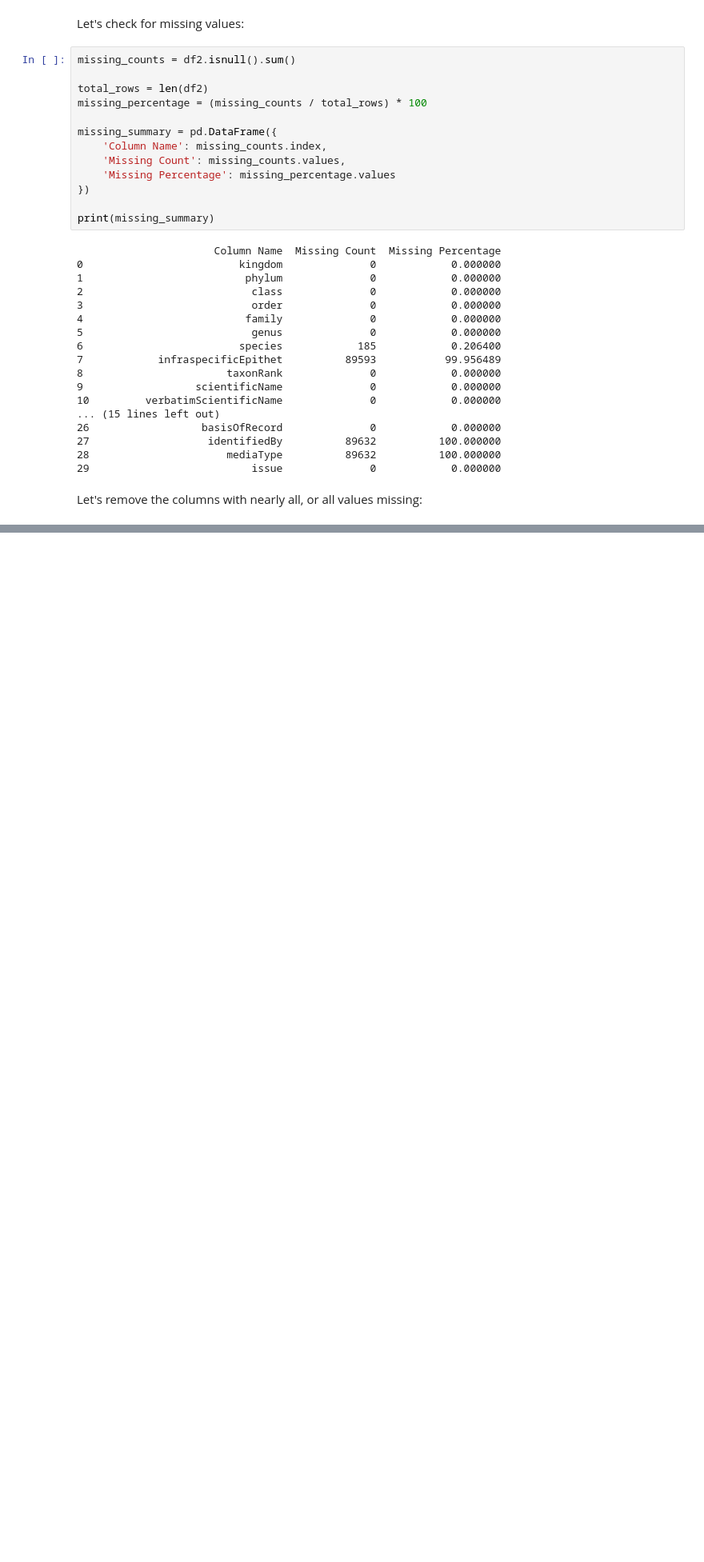
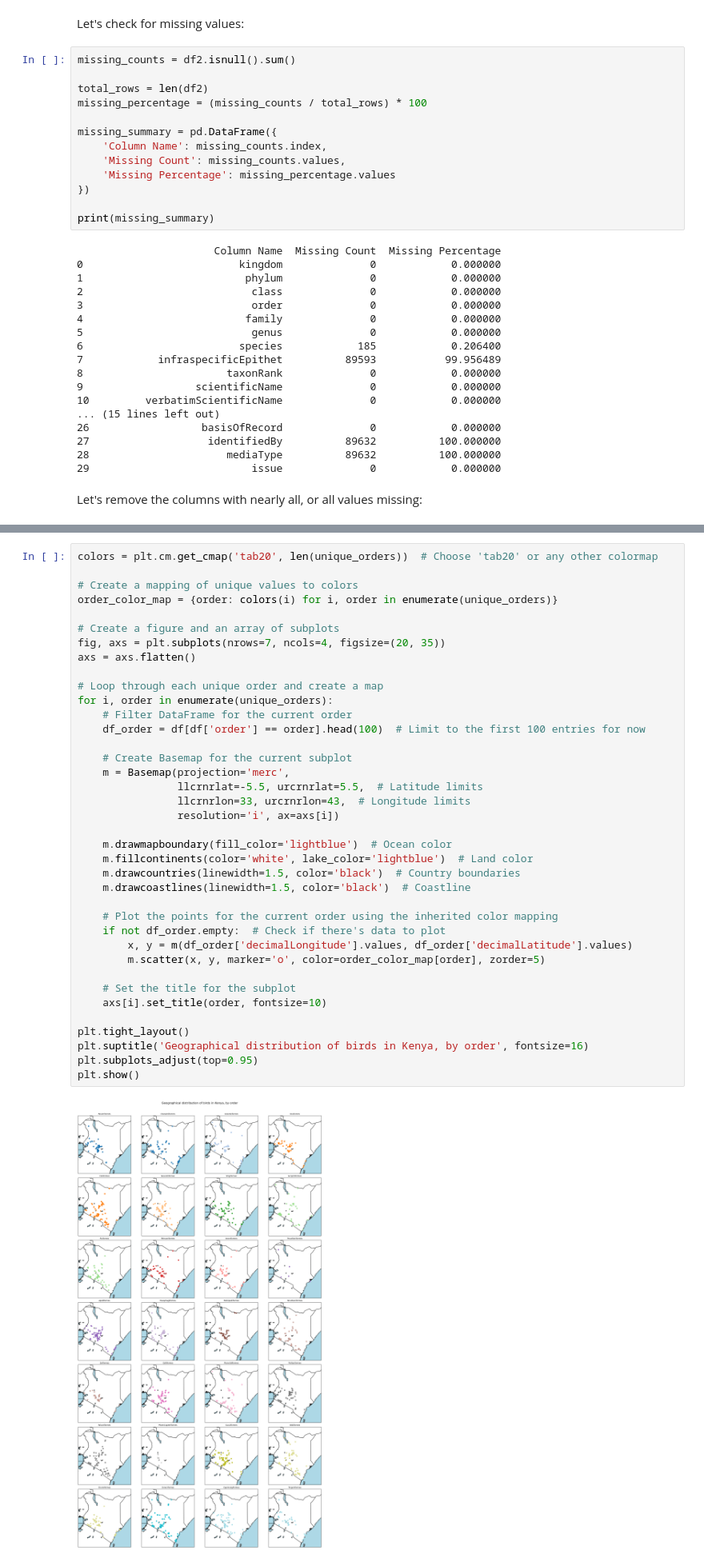
Before and after one commit to mina-naseh/geospatial-data-analysis, a Jupyter notebook: Aleksandra.ipynb, the cells around one changed output, grey strips where cells are left out. Shown at 80% size. Drawn from its saved outputs; the diff is of its cells as text; blank space fills up the shorter version.

```diff
--- a/Aleksandra.ipynb
+++ b/Aleksandra.ipynb
@@ -94,0 +178,40 @@ df3.head()
+# %%
+colors = plt.cm.get_cmap('tab20', len(unique_orders))  # Choose 'tab20' or any other colormap
+
+# Create a mapping of unique values to colors
+order_color_map = {order: colors(i) for i, order in enumerate(unique_orders)}
+
+# Create a figure and an array of subplots
+fig, axs = plt.subplots(nrows=7, ncols=4, figsize=(20, 35))
+axs = axs.flatten()
+
+# Loop through each unique order and create a map
+for i, order in enumerate(unique_orders):
+    # Filter DataFrame for the current order
+    df_order = df[df['order'] == order].head(100)  # Limit to the first 100 entries for now
+
+    # Create Basemap for the current subplot
+    m = Basemap(projection='merc',
+                llcrnrlat=-5.5, urcrnrlat=5.5,  # Latitude limits
+                llcrnrlon=33, urcrnrlon=43,  # Longitude limits
+                resolution='i', ax=axs[i])
+
+    m.drawmapboundary(fill_color='lightblue')  # Ocean color
+    m.fillcontinents(color='white', lake_color='lightblue')  # Land color
+    m.drawcountries(linewidth=1.5, color='black')  # Country boundaries
+    m.drawcoastlines(linewidth=1.5, color='black')  # Coastline
+
+    # Plot the points for the current order using the inherited color mapping
+    if not df_order.empty:  # Check if there's data to plot
+        x, y = m(df_order['decimalLongitude'].values, df_order['decimalLatitude'].values)
+        m.scatter(x, y, marker='o', color=order_color_map[order], zorder=5)
+
+    # Set the title for the subplot
+    axs[i].set_title(order, fontsize=10)
+
+plt.tight_layout()
+plt.suptitle('Geographical distribution of birds in Kenya, by order', fontsize=16)
+plt.subplots_adjust(top=0.95)
+plt.show()
+# %% [output]
+[figure, added]
```
Also changed, not shown: parts of 19 cells of this notebook, 2 other files.
